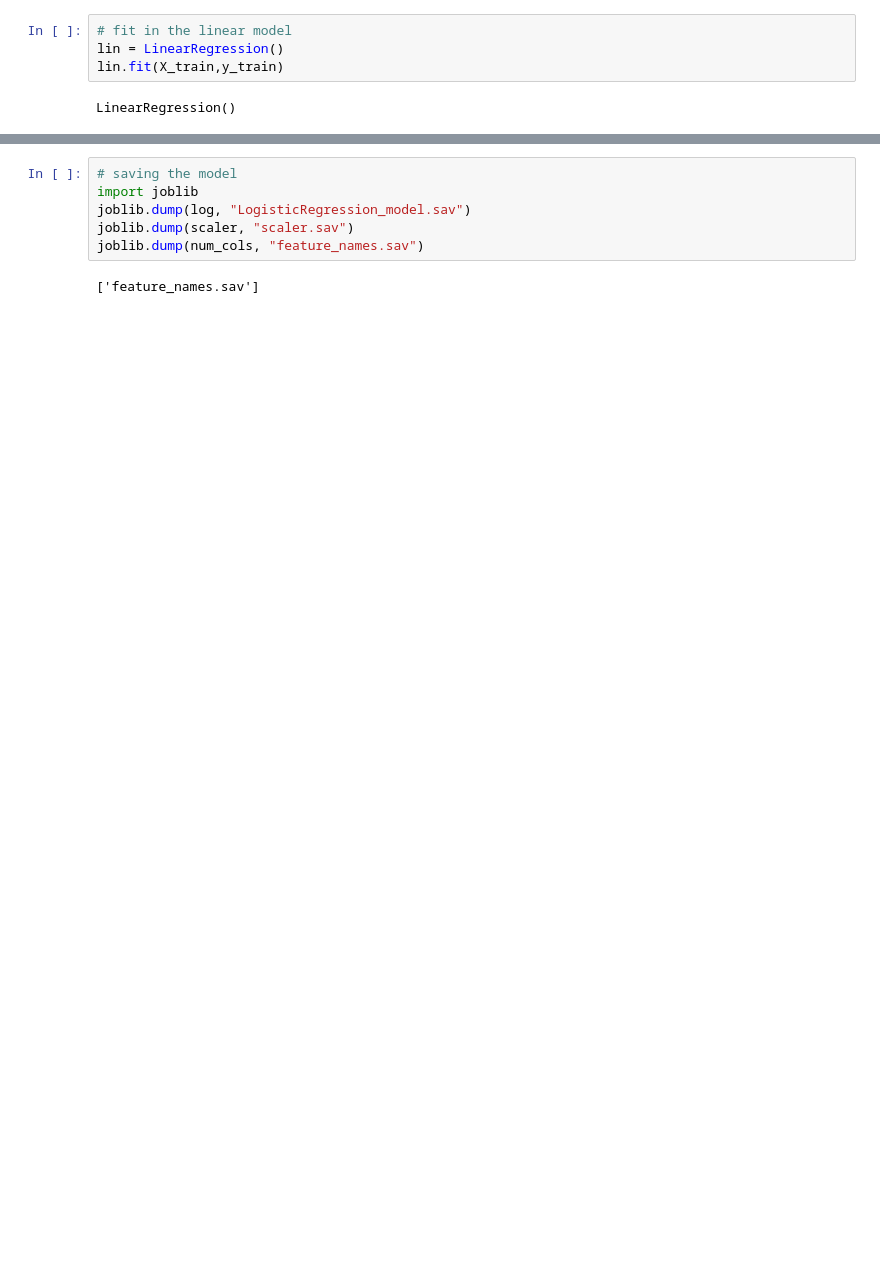
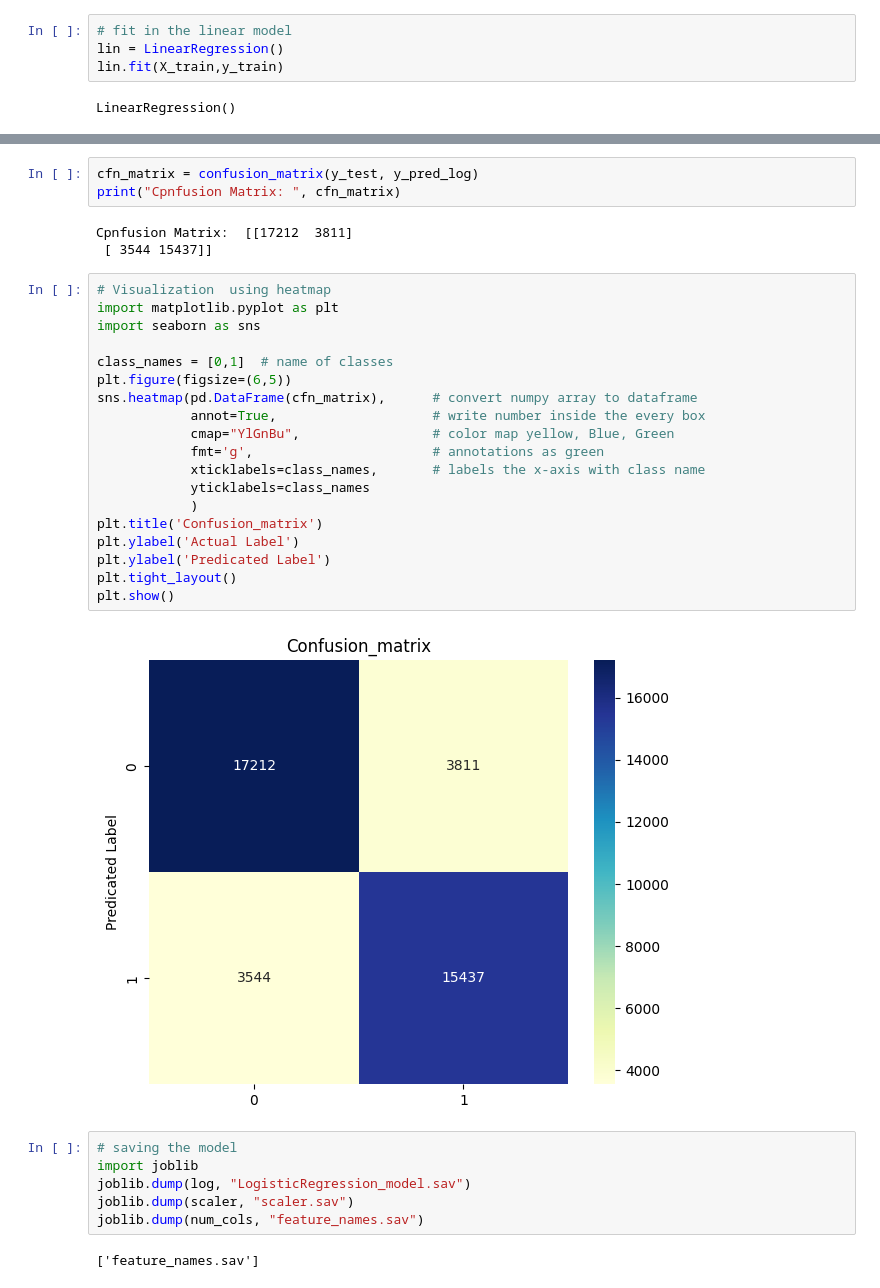
Before and after one commit to Ritushwar/safetronics, a Jupyter notebook: train.ipynb, the cells around one changed output, grey strips where cells are left out. Cells and saved outputs as stored; diff of their text form; blank space fills up the shorter version.

```diff
--- a/train.ipynb
+++ b/train.ipynb
@@ -135,3 +135,30 @@ weighted avg       0.82      0.82      0.82     40004
+# %%
+cfn_matrix = confusion_matrix(y_test, y_pred_log)
+print("Cpnfusion Matrix: ", cfn_matrix)
+# %% [output]
+Cpnfusion Matrix:  [[17212  3811]
+ [ 3544 15437]]
+# %%
+# Visualization  using heatmap
+import matplotlib.pyplot as plt
+import seaborn as sns
+
+class_names = [0,1]  # name of classes
+plt.figure(figsize=(6,5))
+sns.heatmap(pd.DataFrame(cfn_matrix),      # convert numpy array to dataframe
+            annot=True,                    # write number inside the every box
+            cmap="YlGnBu",                 # color map yellow, Blue, Green
+            fmt='g',                       # annotations as green
+            xticklabels=class_names,       # labels the x-axis with class name
+            yticklabels=class_names
+            )
+plt.title('Confusion_matrix')
+plt.ylabel('Actual Label')
+plt.ylabel('Predicated Label')
+plt.tight_layout()
+plt.show()
+# %% [output]
+[figure, added]
 # %%
 # saving the model
 import joblib
```
Also changed, not shown: parts of 12 cells of this notebook.
